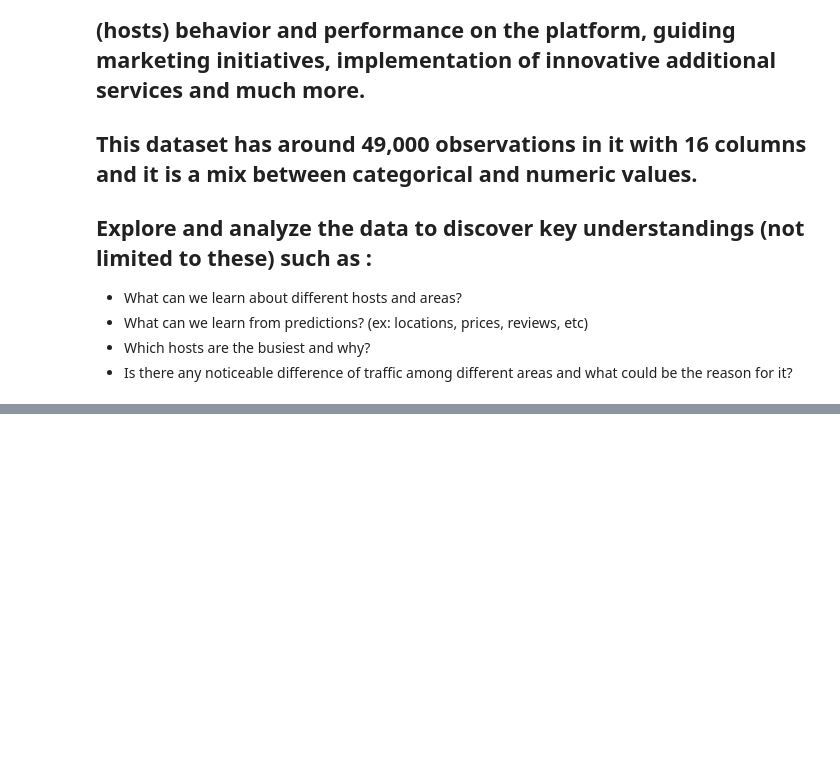
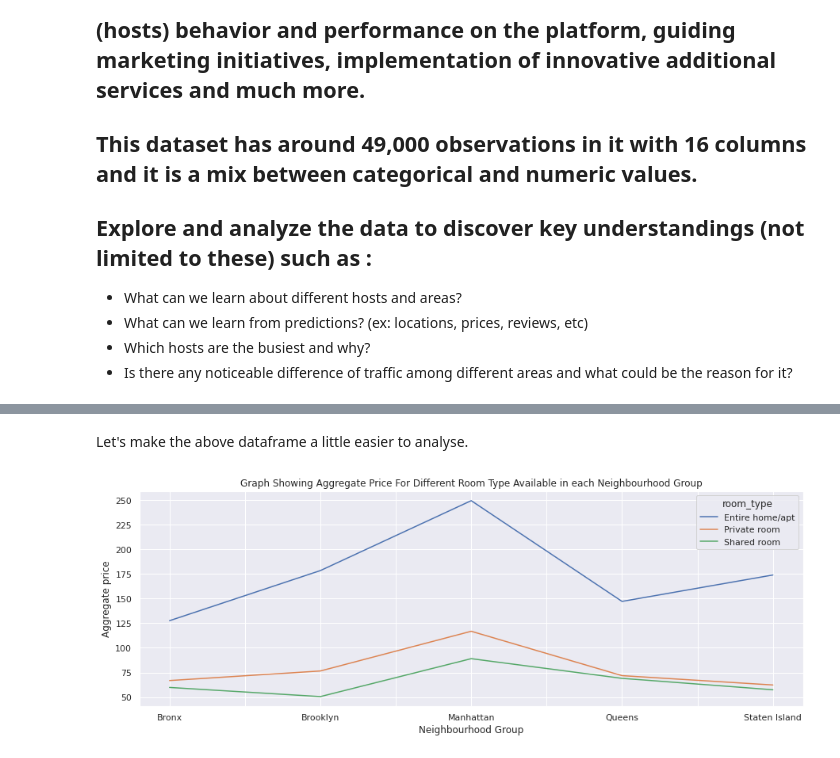
Before and after one commit to khannana/airbnb_EDA_project_1, a Jupyter notebook: Copy_of_Airbnb_Bookings_Analysis_Capstone_Project.ipynb, the cells around one changed output, grey strips where cells are left out. Cells and saved outputs as stored; diff of their text form; code cells hidden in the pictures; blank space fills up the shorter version.

```diff
--- a/Copy_of_Airbnb_Bookings_Analysis_Capstone_Project.ipynb
+++ b/Copy_of_Airbnb_Bookings_Analysis_Capstone_Project.ipynb
@@ -457,0 +287,5 @@ airbnb_df = airbnb_df[airbnb_df["availability_365"] != 0]
+# %%
+# AGGREGATE PRICE OF "room_type" OVER EACH "neighbourhood_group".
+
+agg_price_neigh_group = pd.DataFrame(airbnb.groupby(['neighbourhood_group','room_type'])['price'].agg(np.mean).unstack())
+agg_price_neigh_group
@@ -457,0 +300,13 @@ airbnb_df = airbnb_df[airbnb_df["availability_365"] != 0]
+# %% [markdown]
+Let's make the above dataframe a little easier to analyse.
+# %%
+# Plotting line graph
+agg_price_neigh_group.plot(kind="line", figsize=(15,5))
+
+plt.ylabel('Aggregate price')
+plt.xlabel('Neighbourhood Group')
+plt.title("Graph Showing Aggregate Price For Different Room Type Available in each Neighbourhood Group")
+
+plt.show()
+# %% [output]
+[figure, added]
```
Also changed, not shown: parts of 145 cells of this notebook.
